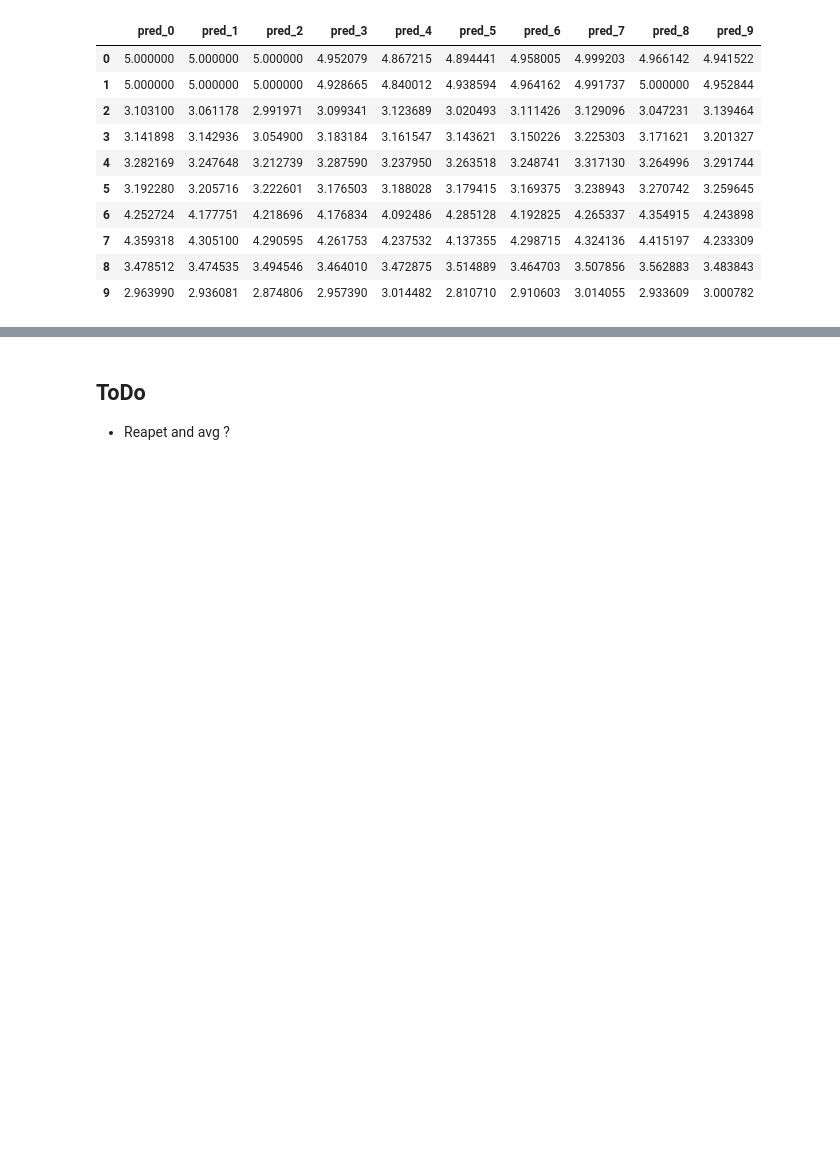
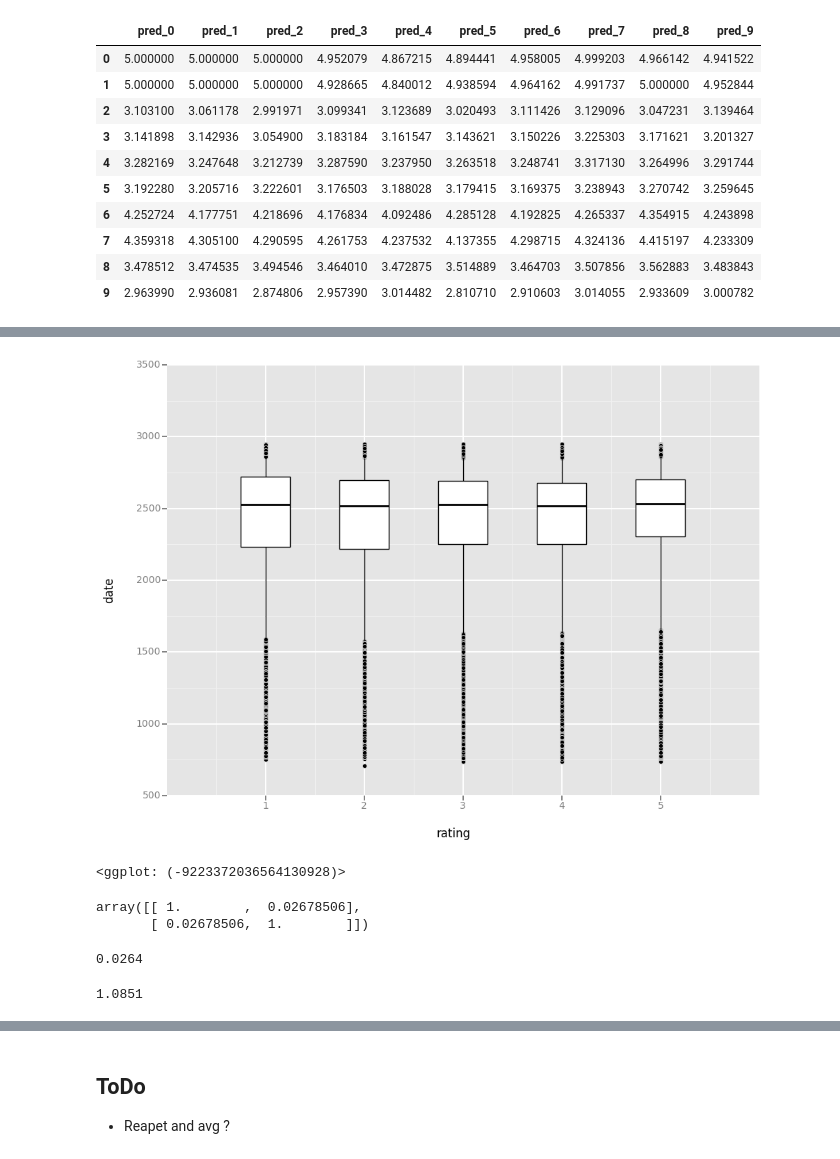
Before and after one commit to AvivNavon/Netflix-Prize, a Jupyter notebook: Netflix_Prize.ipynb, the cells around one changed output, grey strips where cells are left out. Drawn from its saved outputs; the diff is of its cells as text; code cells hidden in the pictures; blank space fills up the shorter version.

Commit message:
Add Data folder + Vis. section

```diff
--- a/Netflix_Prize.ipynb
+++ b/Netflix_Prize.ipynb
@@ -681,0 +687,14 @@ mean_pred.to_csv("Data/Prediction_26_4.csv", index = False)
+# %%
+# change to a long format
+X_train_for_vis = X_train.copy()
+X_train_dates_for_vis = X_train_dates.copy()
+X_train_for_vis['user_id'] = range(X_train_for_vis.shape[0])
+X_train_dates_for_vis['user_id'] = range(X_train_for_vis.shape[0])
+# %%
+X_train_for_vis_melted = pd.melt(X_train_for_vis, id_vars=['user_id'])
+X_train_for_vis_melted.columns = ['user_id', 'movie', 'rating']
+X_train_dates_for_vis_melted = pd.melt(X_train_dates_for_vis, id_vars=['user_id'])
+X_train_dates_for_vis_melted.columns = ['user_id', 'movie', 'date']
+# %%
+all_train_data_for_vis = X_train_for_vis_melted.merge(X_train_dates_for_vis_melted,
+                                                      on = ['user_id', 'movie'])
@@ -681,0 +710,13 @@ mean_pred.to_csv("Data/Prediction_26_4.csv", index = False)
+# %%
+ggplot(all_train_data_for_vis.loc[all_train_data_for_vis.rating != 0],
+       aes('rating', 'date')) + geom_boxplot()
+# %% [output]
+[figure, added]
+<ggplot: (-9223372036564130928)>
+# %%
+# correlation netween date and rating
+tmp = all_train_data_for_vis.loc[all_train_data_for_vis.rating != 0]
+np.corrcoef(tmp.rating, tmp.date)
+# %% [output]
+array([[ 1.        ,  0.02678506],
+       [ 0.02678506,  1.        ]])
@@ -681,0 +729,9 @@ mean_pred.to_csv("Data/Prediction_26_4.csv", index = False)
+# %%
+# pct of user with ratings at same date of our movie - train data
+(tmp > 1).mean()
+# %% [output]
+0.0264
+# %%
+tmp.mean()
+# %% [output]
+1.0851
```
Also changed, not shown: parts of 10 cells of this notebook, 9 other files.
